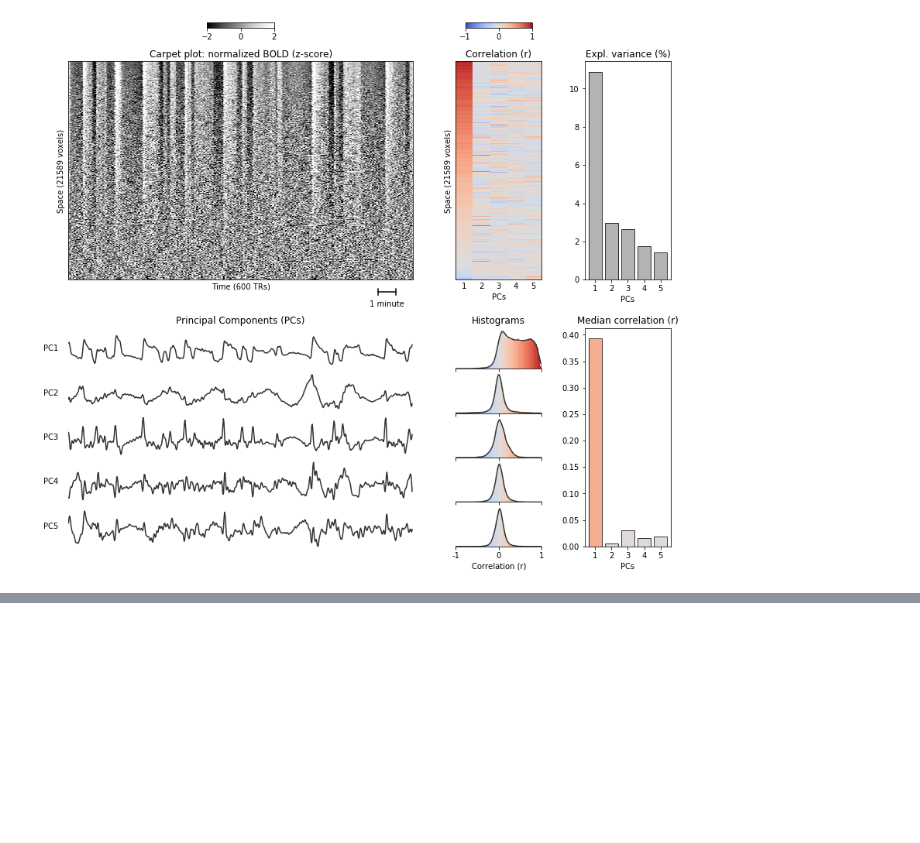
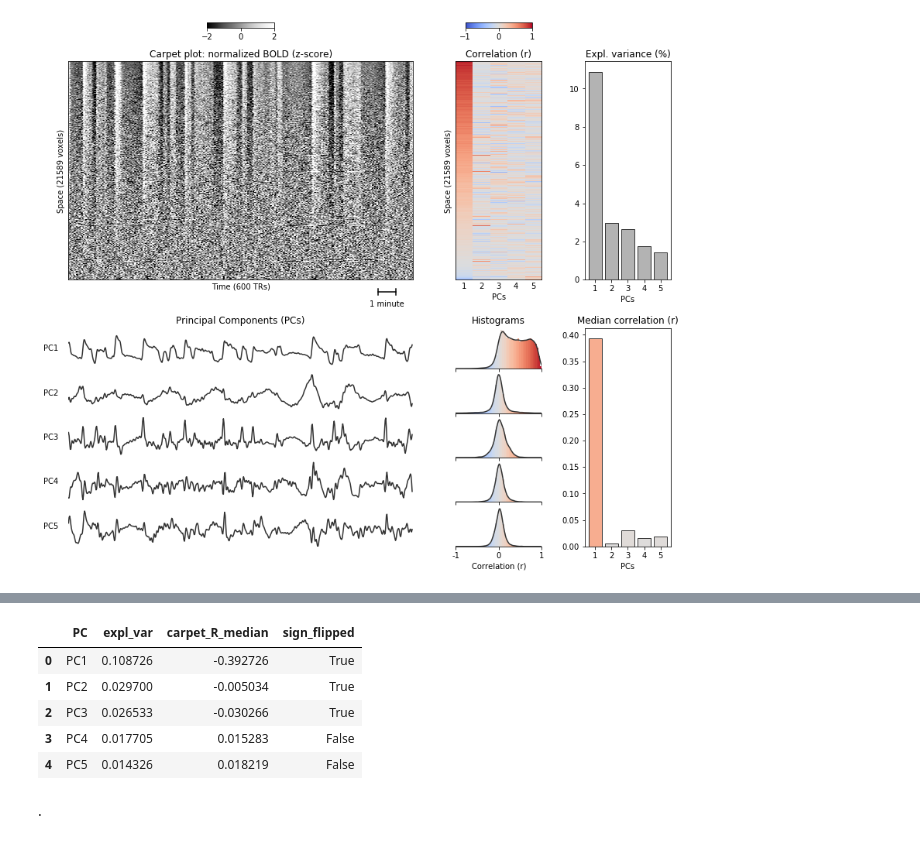
Before and after one commit to niksirbi/pcarpet, a Jupyter notebook: doc/example_usage.ipynb, the cells around one changed output, grey strips where cells are left out. Cells and saved outputs as stored; diff of their text form; code cells hidden in the pictures; blank space fills up the shorter version.

```diff
--- a/doc/example_usage.ipynb
+++ b/doc/example_usage.ipynb
@@ -156,0 +230,12 @@ Visual report generated and saved as fPCs_carpet_corr_report.
+# %%
+report = pd.read_csv(os.path.join(output_folder, 'fPCs_carpet_corr_report.csv'))
+report.head()
+# %% [output]
+|  | PC | expl_var | carpet_R_median | sign_flipped |
+| 0 | PC1 | 0.108726 | -0.392726 | True |
+| 1 | PC2 | 0.029700 | -0.005034 | True |
+| 2 | PC3 | 0.026533 | -0.030266 | True |
+| 3 | PC4 | 0.017705 | 0.015283 | False |
+| 4 | PC5 | 0.014326 | 0.018219 | False |
+# %% [markdown]
+.
```
Also changed, not shown: parts of 10 cells of this notebook, 4 other files.
